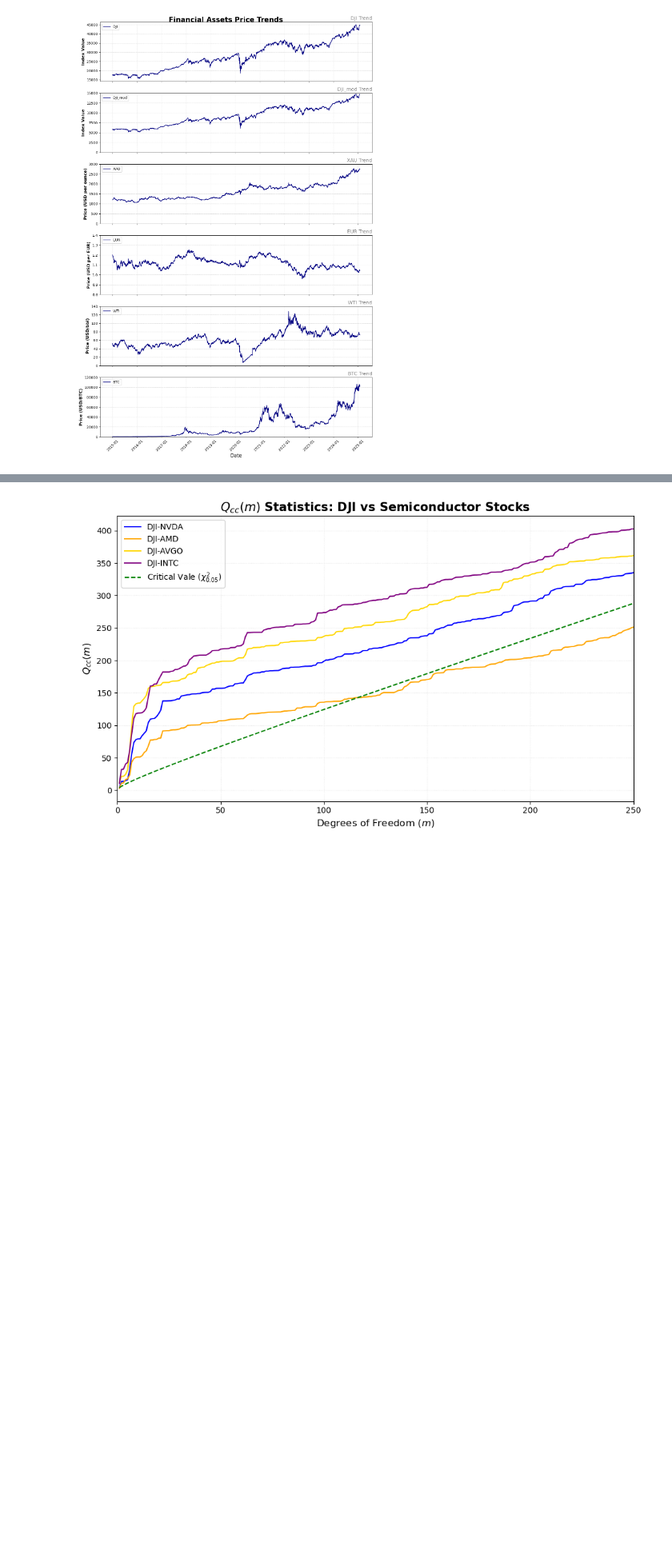
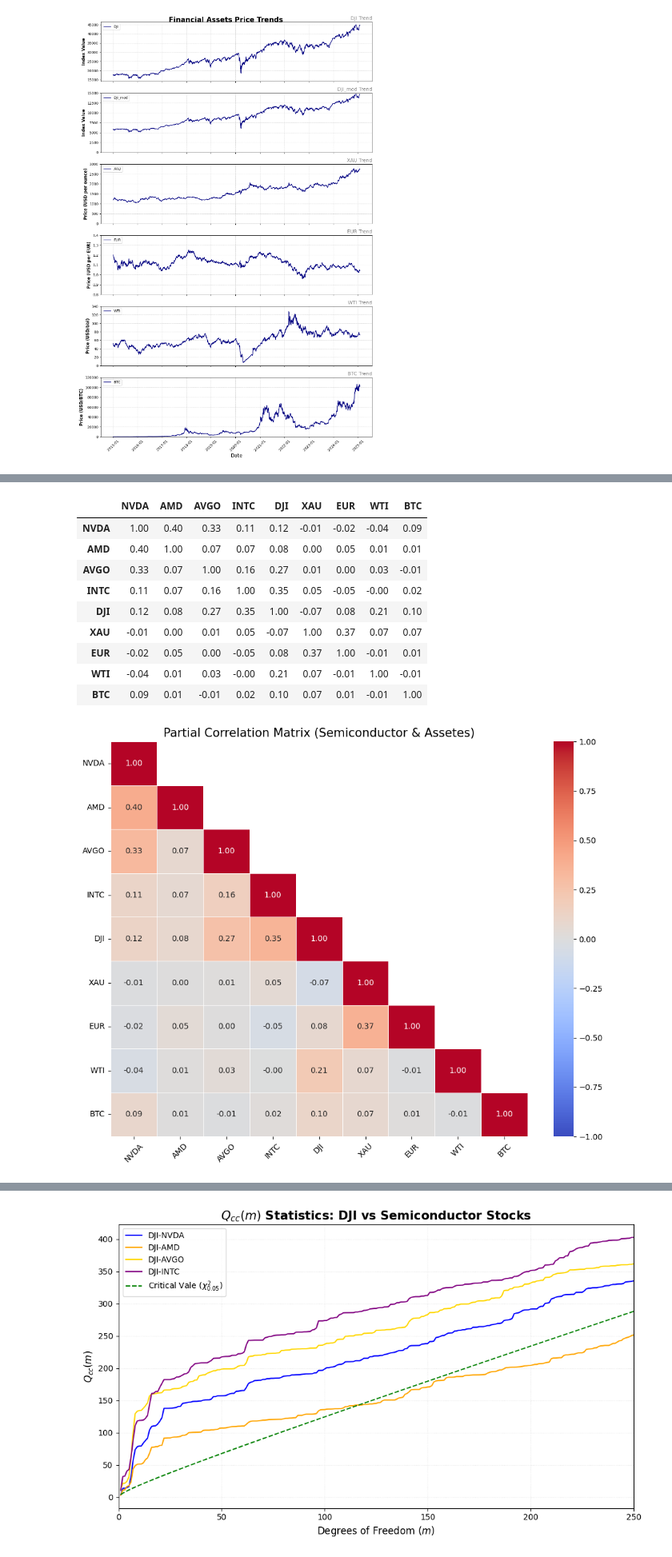
Before and after one commit to turtle-jaewoo/MF-ADCCA, a Jupyter notebook: MF-ADCCA.ipynb, the cells around one changed output, grey strips where cells are left out. Shown at 80% size. Cells and saved outputs as stored; diff of their text form; code cells hidden in the pictures; blank space fills up the shorter version.

Commit message:
Try Correlation method

```diff
--- a/MF-ADCCA.ipynb
+++ b/MF-ADCCA.ipynb
@@ -223,0 +366,47 @@ plt.show()
+# %%
+semi_stock = ['NVDA', 'AMD', 'AVGO', 'INTC']
+financial_assets = ['DJI', 'XAU', 'EUR', 'WTI', 'BTC']
+
+log_returns_abs = log_returns_pct
+valid_vars = semi_stock + financial_assets
+
+partial_corr_matrix = pd.DataFrame(index = valid_vars, columns = valid_vars, dtype = float)
+
+for var_a in valid_vars:
+    for var_b in valid_vars:
+        if var_a == var_b:
+            partial_corr_matrix.loc[var_a, var_b] = 1.0
+        else:
+            covars = [x for x in valid_vars if x != var_a and x != var_b]
+
+            try:
+                stats_pg = pg.partial_corr(data = log_returns_abs, x = var_a, y = var_b, covar = covars)
+                partial_corr_matrix.loc[var_a, var_b] = stats_pg['r'].values[0]
+            except Exception as e:
+                partial_corr_matrix.loc[var_a, var_b] = np.nan
+
+
+display(partial_corr_matrix.style.background_gradient(cmap = 'coolwarm', axis = None).format("{:.2f}"))
+
+plt.figure(figsize=(10, 8))
+mask = np.triu(np.ones_like(partial_corr_matrix, dtype = bool), k = 1)
+
+sns.heatmap(partial_corr_matrix.astype(float), annot = True, fmt = ".2f", cmap = 'coolwarm', linewidth = 0.5, vmin = -1, vmax = 1, center = 0, mask = mask)
+
+plt.title('Partial Correlation Matrix (Semiconductor & Assetes)', fontsize = 15)
+plt.xticks(rotation = 45)
+plt.yticks(rotation = 0)
+plt.tight_layout()
+plt.show()
+# %% [output]
+|  | NVDA | AMD | AVGO | INTC | DJI | XAU | EUR | WTI | BTC |
+| NVDA | 1.00 | 0.40 | 0.33 | 0.11 | 0.12 | -0.01 | -0.02 | -0.04 | 0.09 |
+| AMD | 0.40 | 1.00 | 0.07 | 0.07 | 0.08 | 0.00 | 0.05 | 0.01 | 0.01 |
+| AVGO | 0.33 | 0.07 | 1.00 | 0.16 | 0.27 | 0.01 | 0.00 | 0.03 | -0.01 |
+| INTC | 0.11 | 0.07 | 0.16 | 1.00 | 0.35 | 0.05 | -0.05 | -0.00 | 0.02 |
+| DJI | 0.12 | 0.08 | 0.27 | 0.35 | 1.00 | -0.07 | 0.08 | 0.21 | 0.10 |
+| XAU | -0.01 | 0.00 | 0.01 | 0.05 | -0.07 | 1.00 | 0.37 | 0.07 | 0.07 |
+| EUR | -0.02 | 0.05 | 0.00 | -0.05 | 0.08 | 0.37 | 1.00 | -0.01 | 0.01 |
+| WTI | -0.04 | 0.01 | 0.03 | -0.00 | 0.21 | 0.07 | -0.01 | 1.00 | -0.01 |
+| BTC | 0.09 | 0.01 | -0.01 | 0.02 | 0.10 | 0.07 | 0.01 | -0.01 | 1.00 |
+[figure, added]
```
Also changed, not shown: parts of 7 cells of this notebook.
